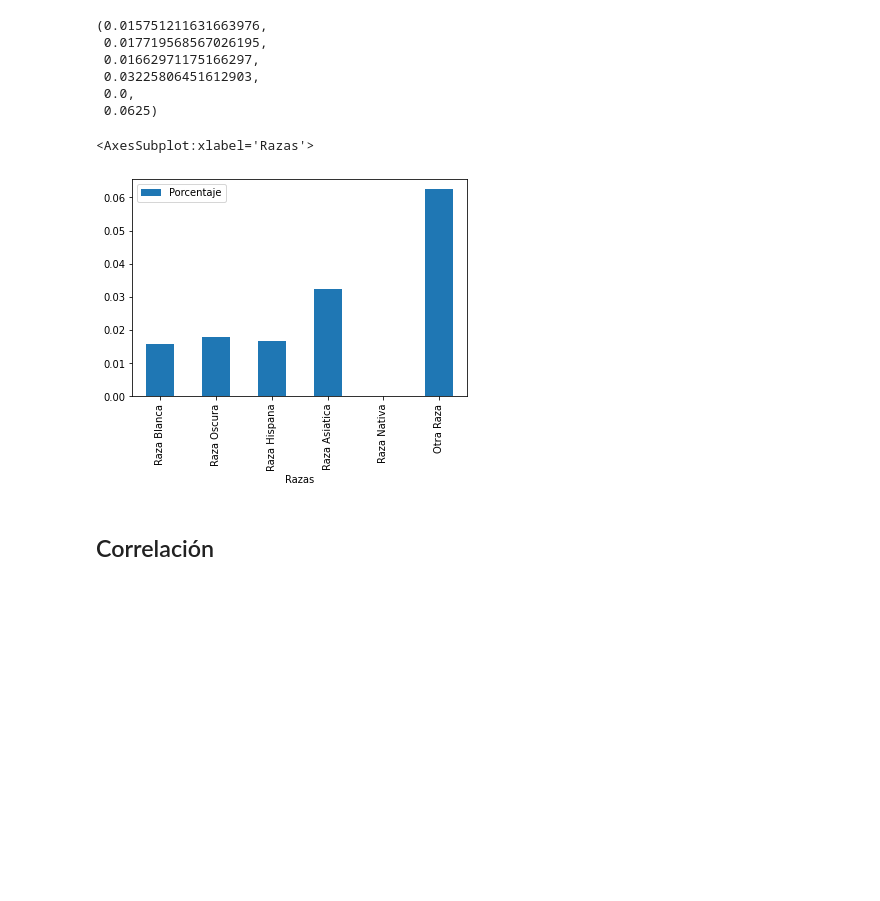
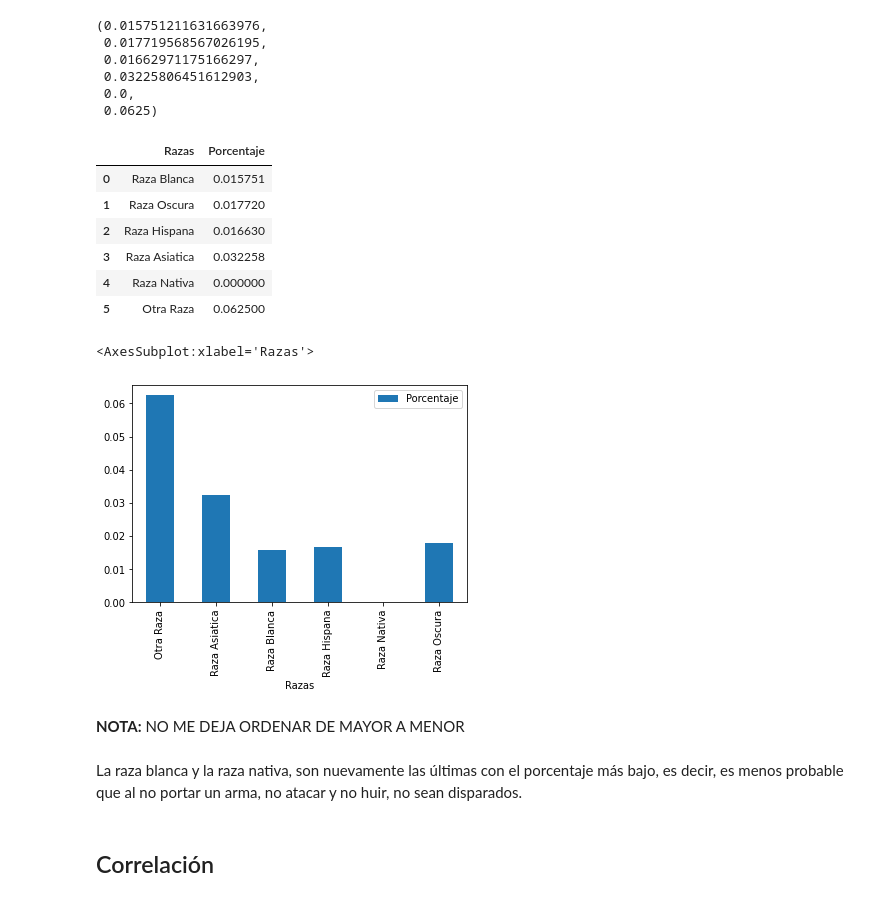
Before and after one commit to EmmanuelGalvan/MineriaDatos, a Jupyter notebook: Archivos/PIA/AvancePIA_II_Grupo3_Equipo9.ipynb, the cells around one changed output. Saved outputs shown, nothing was run; the diff lists cells and outputs as text; code cells hidden in the pictures; blank space fills up the shorter version.

Commit message:
Agregué notas que considerar para editar

```diff
--- a/Archivos/PIA/AvancePIA_II_Grupo3_Equipo9.ipynb
+++ b/Archivos/PIA/AvancePIA_II_Grupo3_Equipo9.ipynb
@@ -360,10 +373,23 @@ Porcentaje
 # %%
 H_Comp = pd.DataFrame({'Razas': Razas, 'Porcentaje': Porcentaje})
 H_Comp
-H_Comp.plot.bar(x = 'Razas', y = 'Porcentaje')
 # %% [output]
-<AxesSubplot:xlabel='Razas'>
-[figure, removed]
+|  | Razas | Porcentaje |
+| 0 | Raza Blanca | 0.015751 |
+| 1 | Raza Oscura | 0.017720 |
+| 2 | Raza Hispana | 0.016630 |
+| 3 | Raza Asiatica | 0.032258 |
+| 4 | Raza Nativa | 0.000000 |
+| 5 | Otra Raza | 0.062500 |
+# %%
+H_Comp.sort_values(by = 'Razas', axis=0, ascending=True).plot.bar(x = 'Razas', y = 'Porcentaje')
+# %% [output]
+<AxesSubplot:xlabel='Razas'>
+[figure, added]
+# %% [markdown]
+**NOTA:** NO ME DEJA ORDENAR DE MAYOR A MENOR
+# %% [markdown]
+La raza blanca y la raza nativa, son nuevamente las últimas con el porcentaje más bajo, es decir, es menos probable que al no portar un arma, no atacar y no huir, no sean disparados.
 # %% [markdown]
 ## Correlación
 # %%
```
Also changed, not shown: parts of 7 cells of this notebook.
